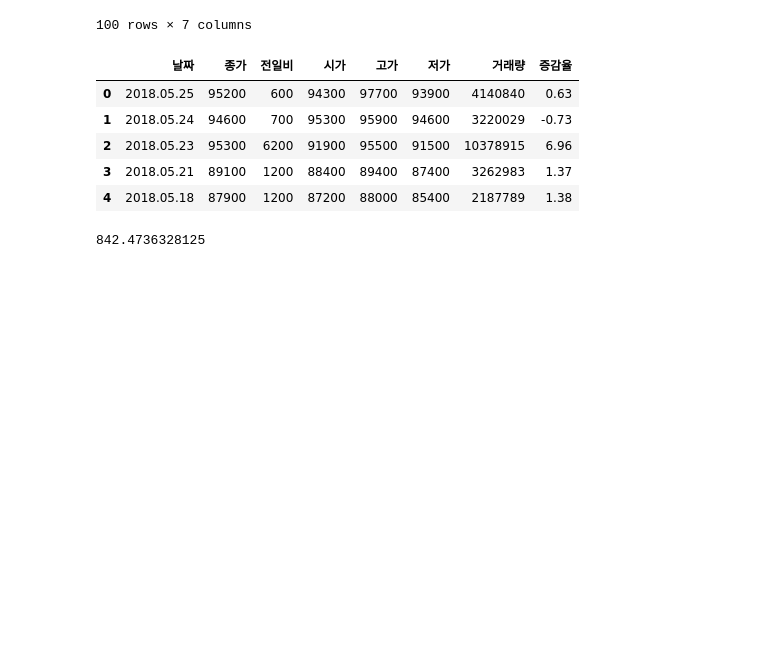
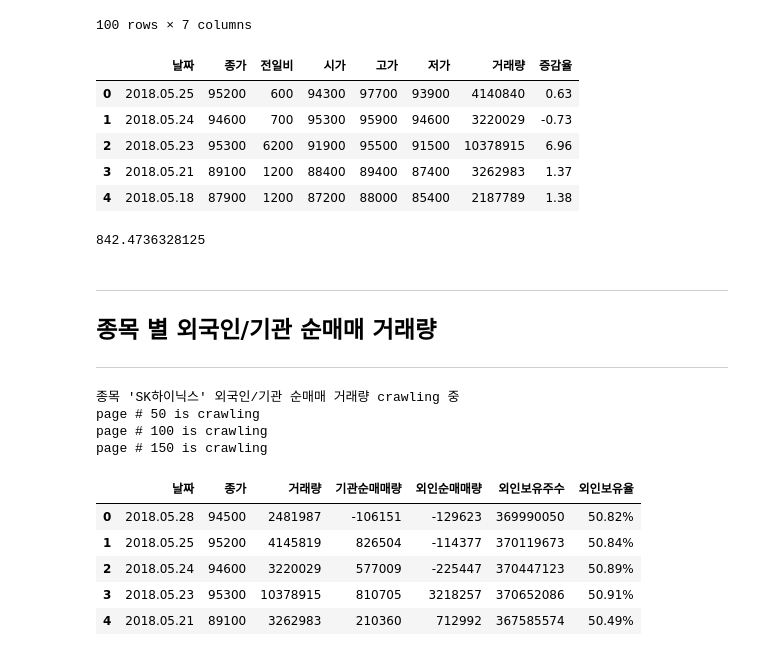
Before and after one commit to ljy3795/finance_lab, a Jupyter notebook: Naver_stock_crawler.ipynb, the cells around one changed output. Saved outputs shown, nothing was run; the diff lists cells and outputs as text; code cells hidden in the pictures; blank space fills up the shorter version.

Commit message:
add investors daily trading info

```diff
--- a/Naver_stock_crawler.ipynb
+++ b/Naver_stock_crawler.ipynb
@@ -204,3 +204,53 @@ import sys
 sys.getsizeof(daily_res)/1024 # 킬로바이트
 # %% [output]
 842.4736328125
+# %% [markdown]
+---
+## 종목 별 외국인/기관 순매매 거래량
+---
+# %%
+# 일별 외국인/기관 순매매 거래량
+code = '000660'
+
+ind = 1
+daily_investors = pd.DataFrame()
+print("종목 '{}' 외국인/기관 순매매 거래량 crawling 중".format(str(code_df.loc[code_df.code == code].comp_nm.values[0])))
+
+while True:
+    if ind % 50 == 0:
+        print("page # {} is crawling".format(str(ind)))
+    url = "http://finance.naver.com/item/frgn.nhn?code={}&page={}".format(str(code), str(ind))
+    tmp = requests.get(url)
+    tmp_b = BeautifulSoup(tmp.text, 'lxml')
+
+    daily_investors = daily_investors.append(pd.read_html(str(tmp_b.find_all('table', {'class':'type2'})[1]))[0][2:], ignore_index=True)
+
+#     if ind == 2:
+    if int(tmp_b.find('table', {'class':'Nnavi'}).find('td', {'class':'on'}).text.replace("\n","")) != ind:
+        break
+    ind += 1
+    sleep(0.05)
+
+# 전일비 / 등락률 제거
+daily_investors = daily_investors.drop(daily_investors.columns[[2,3]], axis=1)
+daily_investors.columns = ['날짜','종가','거래량','기관순매매량','외인순매매량','외인보유주수','외인보유율']
+
+# nan이 포함된 row 제거
+daily_investors['종가'] = pd.to_numeric(daily_investors['종가'], errors='coerce')
+daily_investors = daily_investors[np.isfinite(daily_investors['종가'])]
+daily_investors = daily_investors.replace(',', '', regex=True)
+daily_investors[daily_investors.columns[1:-1]] = daily_investors[daily_investors.columns[1:-1]].astype(int)
+# %% [output]
+종목 'SK하이닉스' 외국인/기관 순매매 거래량 crawling 중
+page # 50 is crawling
+page # 100 is crawling
+page # 150 is crawling
+# %%
+daily_investors.head()
+# %% [output]
+|  | 날짜 | 종가 | 거래량 | 기관순매매량 | 외인순매매량 | 외인보유주수 | 외인보유율 |
+| 0 | 2018.05.28 | 94500 | 2481987 | -106151 | -129623 | 369990050 | 50.82% |
+| 1 | 2018.05.25 | 95200 | 4145819 | 826504 | -114377 | 370119673 | 50.84% |
+| 2 | 2018.05.24 | 94600 | 3220029 | 577009 | -225447 | 370447123 | 50.89% |
+| 3 | 2018.05.23 | 95300 | 10378915 | 810705 | 3218257 | 370652086 | 50.91% |
+| 4 | 2018.05.21 | 89100 | 3262983 | 210360 | 712992 | 367585574 | 50.49% |
```
Also changed, not shown: parts of 1 cell of this notebook.
